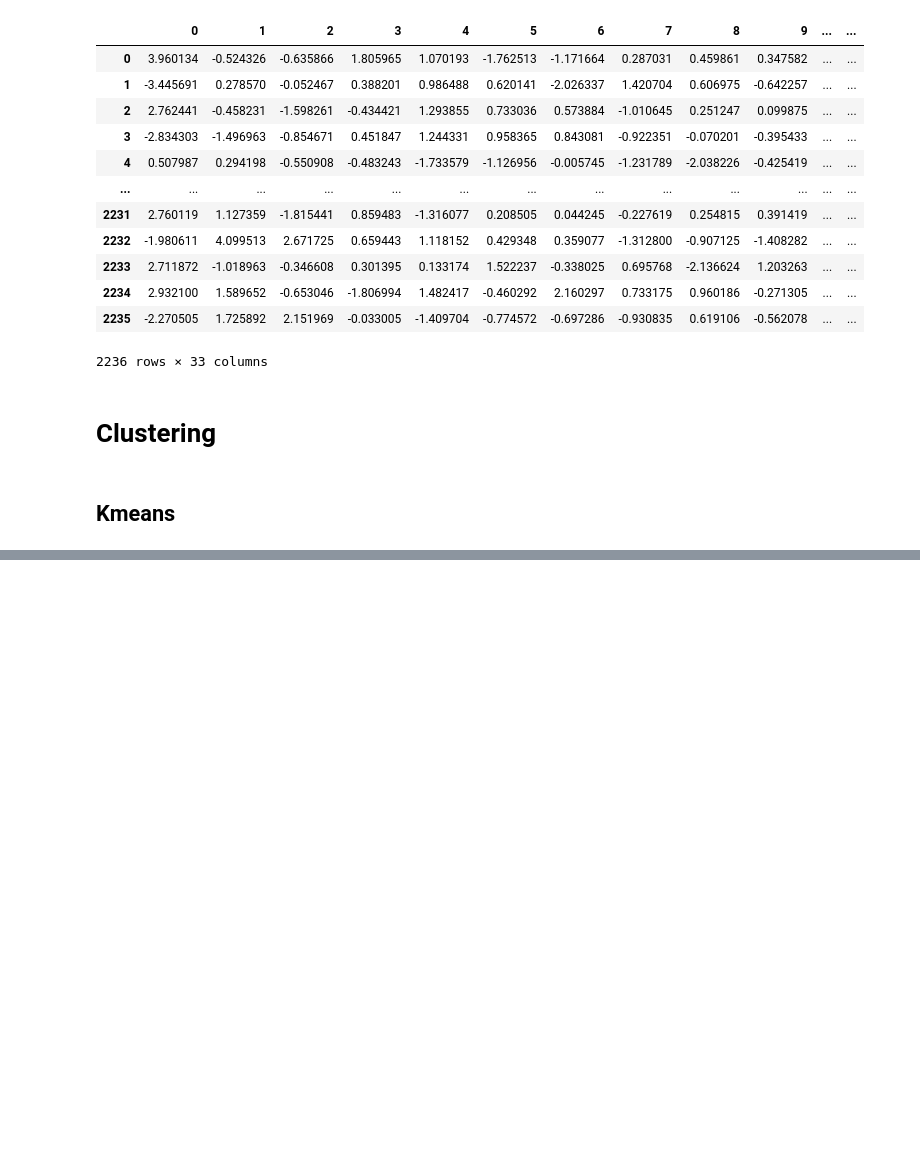
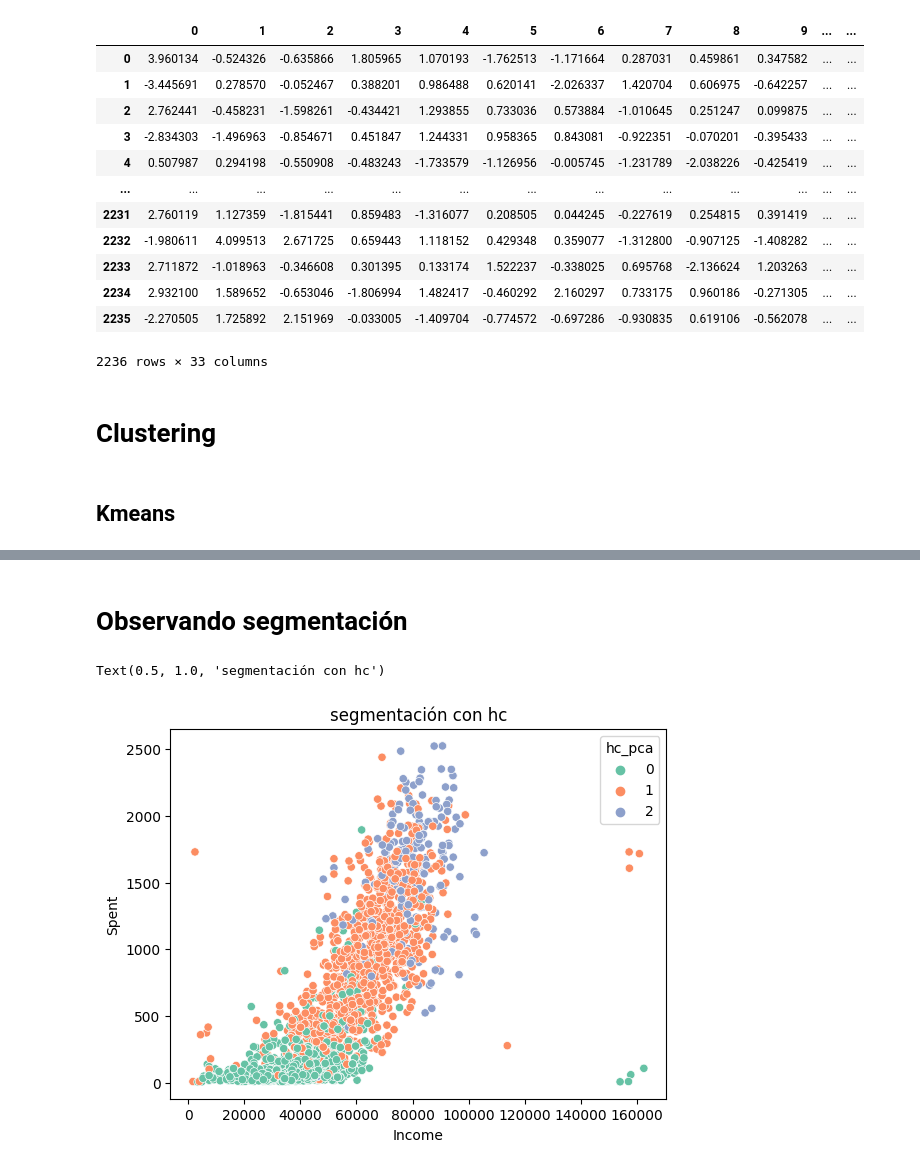
Before and after one commit to giraljv/Customer_personality_project, a Jupyter notebook: customer.ipynb, the cells around one changed output, grey strips where cells are left out. Saved outputs shown, nothing was run; the diff lists cells and outputs as text; code cells hidden in the pictures; blank space fills up the shorter version.

```diff
--- a/customer.ipynb
+++ b/customer.ipynb
@@ -448 +452,9 @@ Index(['ID', 'Year_Birth', 'Education', 'Marital_Status', 'Income', 'Kidhome',
+# %% [markdown]
+# Observando segmentación
+# %%
+sns.scatterplot(data=data_raw,x='Income',y='Spent',hue='hc_pca',palette='Set2')
+plt.title('segmentación con hc')
+# %% [output]
+Text(0.5, 1.0, 'segmentación con hc')
+[figure, added]
 # %%
```
Also changed, not shown: parts of 13 cells of this notebook.
